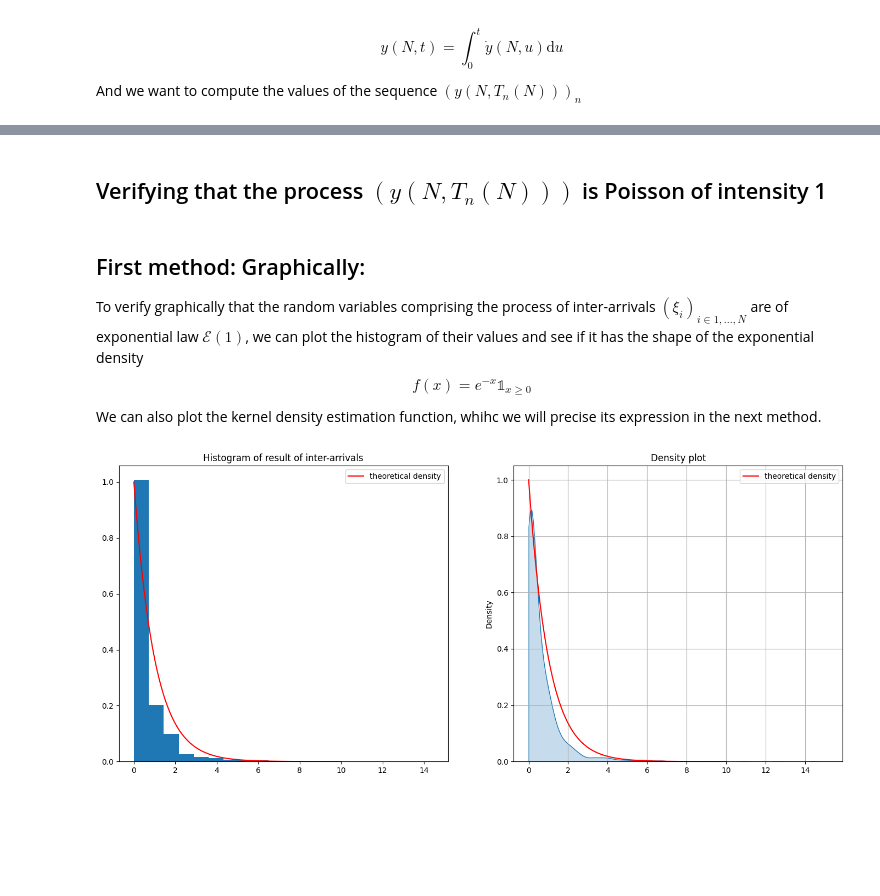
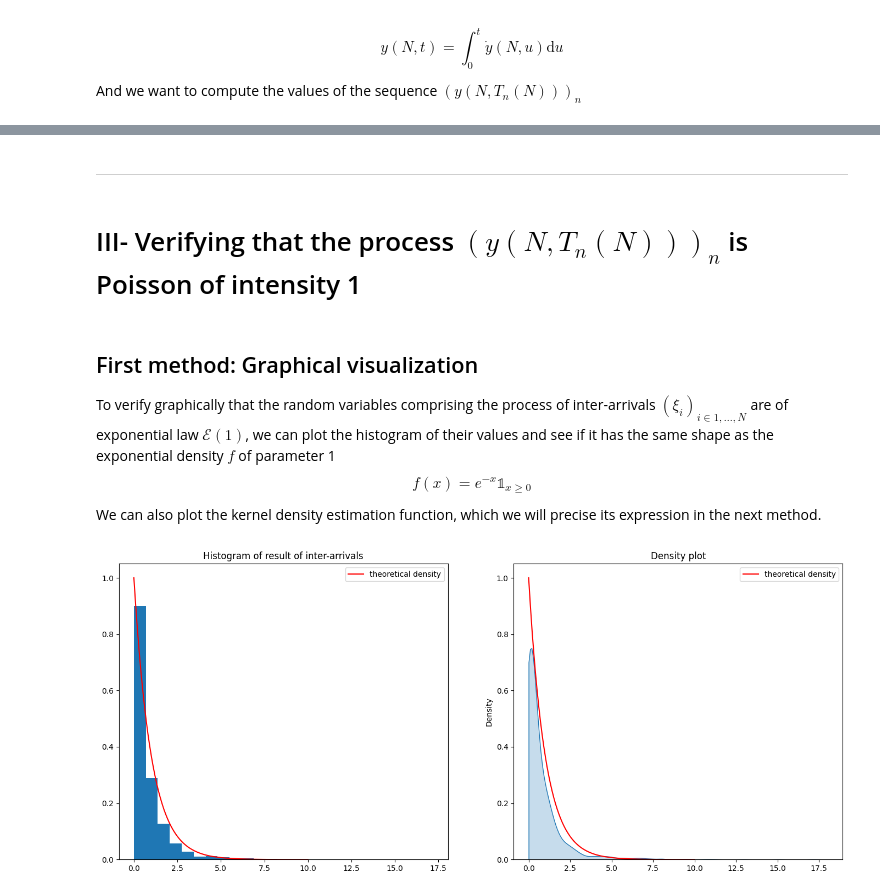
Before and after one commit to elfirdoussilab1/Hawkes-Process, a Jupyter notebook: Project 2.ipynb, the cells around one changed output, grey strips where cells are left out. Drawn from its saved outputs; the diff is of its cells as text; code cells hidden in the pictures; blank space fills up the shorter version.

```diff
--- a/Project 2.ipynb
+++ b/Project 2.ipynb
@@ -72,0 +60,20 @@ print(log_likelihood(l, 100000, 1, 0.5, 1))
+# %%
+def log_likelihood(T, t, alpha, beta, gamma):
+    """
+    input:
+    T: the point process
+    t: instant at which we compute the likelihood
+    alpha, beta, gamma: parameters of the function
+
+    output:
+    The log-likelihood evaluated at time t
+    """
+    logL = (1 - alpha) * t
+    n = 0
+    N = len(T)
+    while n < N and T[n] < t:
+        logL -= beta * ( 1 - np.exp(-gamma * (t - T[n]))) /gamma
+        s = np.sum(np.exp(- gamma * (T[n] - T[ : n])))
+        logL += np.log(alpha + beta * s)
+        n += 1
+    return logL
@@ -86,16 +100,14 @@ def negative_log_likelihood(param, T, t):
 # %%
 # Paramaters
-x0 = (1, 1, 1)
-epsilon = 1e-25
+x0 = (0.5, 0.5, 1)
 T = l
 t = T[-1]
 
 # The constraint beta < gamma
-constraint = (
-    {'type': 'ineq', 'fun': lambda param: param[2] - param[1]}
-)
+constraint = LinearConstraint([0, -1, 1], lb = 0, ub=np.inf, keep_feasible = False)
+
 # Optimization
-res = minimize(negative_log_likelihood, x0, method='SLSQP', args = (T, t), constraints = constraint, bounds = ((epsilon, None), (epsilon, None), (epsilon, None)) , tol = 1e-6)
+res = minimize(negative_log_likelihood, x0, method = "Nelder-Mead", args = (T, t),constraints = constraint,  bounds = ((0, None), (0, None),(0,None)), tol = 1e-30)
 alpha_max = res.x[0]
 beta_max = res.x[1]
 gamma_max = res.x[2]
@@ -103,7 +115,7 @@ print("The optimal parameters are : \n ")
 print("alpha : ", alpha_max)
 print("Beta : ", beta_max)
 print("Gamma : ", gamma_max)
-print("the maximum is :", -negative_log_likelihood(res.x, T, t))
+print("the maximum is :", log_likelihood(T, t, alpha_max, beta_max, gamma_max))
 # %% [output]
 The optimal parameters are :
 
@@ -159,30 +168,31 @@ print(inter)
+# %% [markdown]
+----
 # %% [markdown]
-## Verifying that the process $(y(N, T_n(N)))$ is Poisson of intensity 1
+# III- Verifying that the process $(y(N, T_n(N)))_n$ is Poisson of intensity 1
 # %% [markdown]
-## First method: Graphically:
-To verify graphically that the random variables comprising the process of inter-arrivals $(\xi_i)_{i \in {1, ..., N}}$ are of exponential law $\mathcal{E}(1)$, we can plot the histogram of their values and see if it has the shape of the exponential density $$ f(x) = e^{- x} \mathbb{1}_{x \geq 0} $$
-We can also plot the kernel density estimation function, whihc we will precise its expression in the next method.
+## First method: Graphical visualization
+To verify graphically that the random variables comprising the process of inter-arrivals $(\xi_i)_{i \in {1, ..., N}}$ are of exponential law $\mathcal{E}(1)$, we can plot the histogram of their values and see if it has the same shape as the exponential density $f$ of parameter 1 $$ f(x) = e^{- x} \mathbb{1}_{x \geq 0} $$
+We can also plot the kernel density estimation function, which we will precise its expression in the next method.
 # %%
 f = lambda x: np.exp(-x)
 t = np.linspace(0, 10, 100)
 
 # Plotting the comparisoon between densities
 fig, axs = plt.subplots(nrows=1, ncols=2, figsize=(17, 7))
 
 # Plot the histogram of data
-axs[0].hist(inter, density = True, bins = 20)
+axs[0].hist(inter, density = True, bins = 25)
 axs[0].set_title('Histogram of result of inter-arrivals')
 axs[0].plot(t, f(t), label = 'theoretical density', c = 'r')
 axs[0].legend()
 
 # Plot the True density
 sns.kdeplot(data = inter, fill=True, ax=axs[1], bw_method='silverman', clip=(0, None))
 axs[1].plot(t, f(t), label = 'theoretical density', c = 'r')
 axs[1].set_title('Density plot')
-axs[1].grid()
 axs[1].legend()
 
 # Show the plot
 plt.show()
 # %% [output]
-[figure, old version]
+[figure, new version]
```
Also changed, not shown: parts of 60 cells of this notebook, 1 other file.
